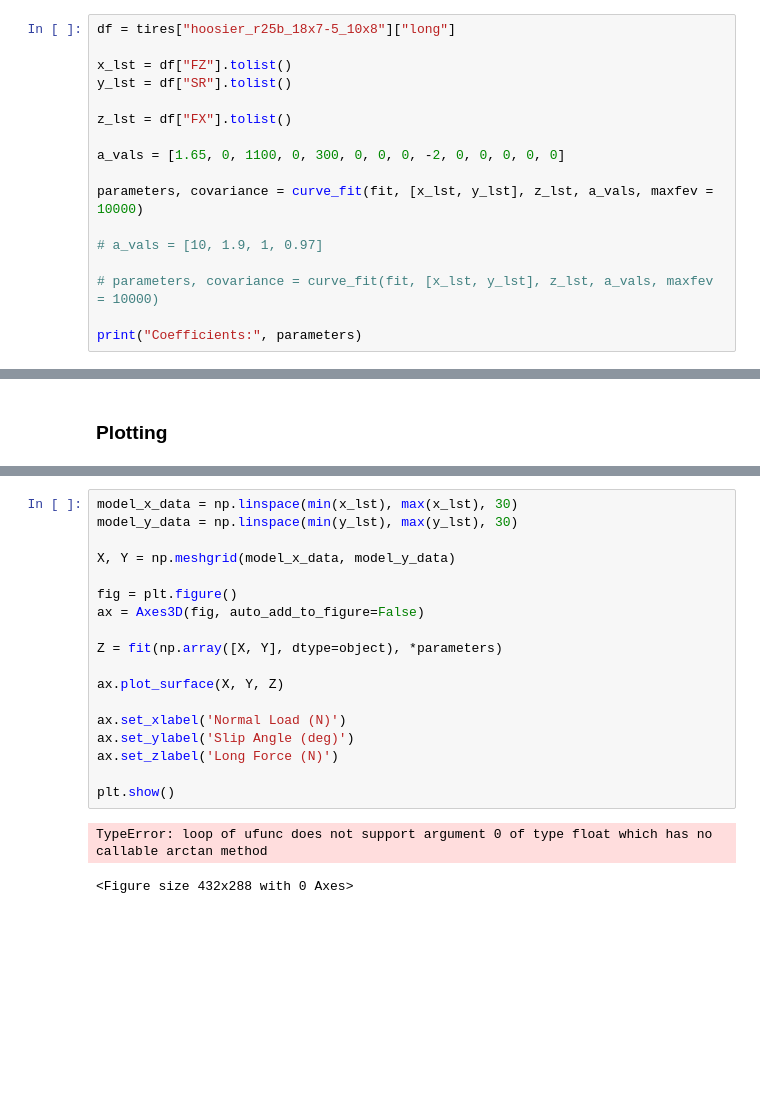
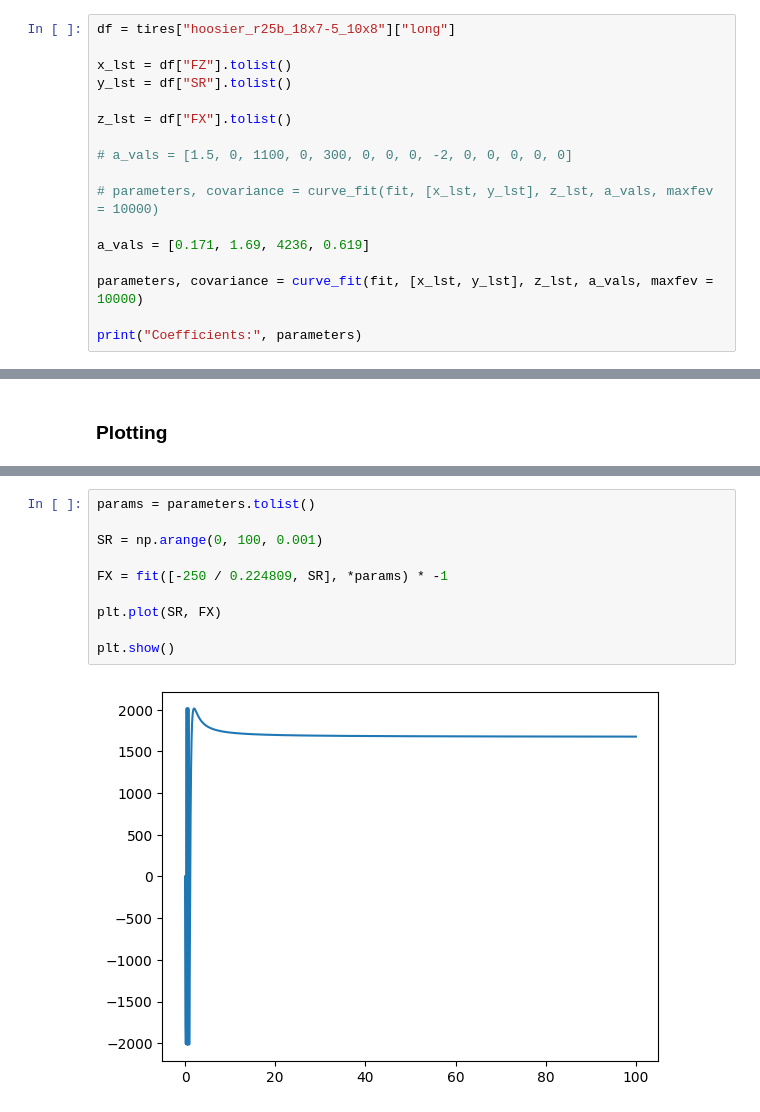
Before and after one commit to rhorvath02/tire_analysis, a Jupyter notebook: fits/rear_long.ipynb, the cells around one changed output, grey strips where cells are left out. Cells and saved outputs as stored; diff of their text form; blank space fills up the shorter version.

```diff
--- a/fits/rear_long.ipynb
+++ b/fits/rear_long.ipynb
@@ -71,13 +76,13 @@ y_lst = df["SR"].tolist()
 
 z_lst = df["FX"].tolist()
 
-a_vals = [1.65, 0, 1100, 0, 300, 0, 0, 0, -2, 0, 0, 0, 0, 0]
+# a_vals = [1.5, 0, 1100, 0, 300, 0, 0, 0, -2, 0, 0, 0, 0, 0]
+
+# parameters, covariance = curve_fit(fit, [x_lst, y_lst], z_lst, a_vals, maxfev = 10000)
+
+a_vals = [0.171, 1.69, 4236, 0.619]
 
 parameters, covariance = curve_fit(fit, [x_lst, y_lst], z_lst, a_vals, maxfev = 10000)
 
-# a_vals = [10, 1.9, 1, 0.97]
-
-# parameters, covariance = curve_fit(fit, [x_lst, y_lst], z_lst, a_vals, maxfev = 10000)
-
 print("Coefficients:", parameters)
 # %% [output]
@@ -114,21 +116,12 @@ ValueError: Argument Z must be 2-dimensional.
-# %%
-model_x_data = np.linspace(min(x_lst), max(x_lst), 30)
-model_y_data = np.linspace(min(y_lst), max(y_lst), 30)
-
-X, Y = np.meshgrid(model_x_data, model_y_data)
-
-fig = plt.figure()
-ax = Axes3D(fig, auto_add_to_figure=False)
-
-Z = fit(np.array([X, Y], dtype=object), *parameters)
-
-ax.plot_surface(X, Y, Z)
-
-ax.set_xlabel('Normal Load (N)')
-ax.set_ylabel('Slip Angle (deg)')
-ax.set_zlabel('Long Force (N)')
-
-plt.show()
-# %% [output]
-TypeError: loop of ufunc does not support argument 0 of type float which has no callable arctan method
-<Figure size 432x288 with 0 Axes>
+# %%
+params = parameters.tolist()
+
+SR = np.arange(0, 100, 0.001)
+
+FX = fit([-250 / 0.224809, SR], *params) * -1
+
+plt.plot(SR, FX)
+
+plt.show()
+# %% [output]
+[figure, added]
```
Also changed, not shown: parts of 5 cells of this notebook, 10 other files.
